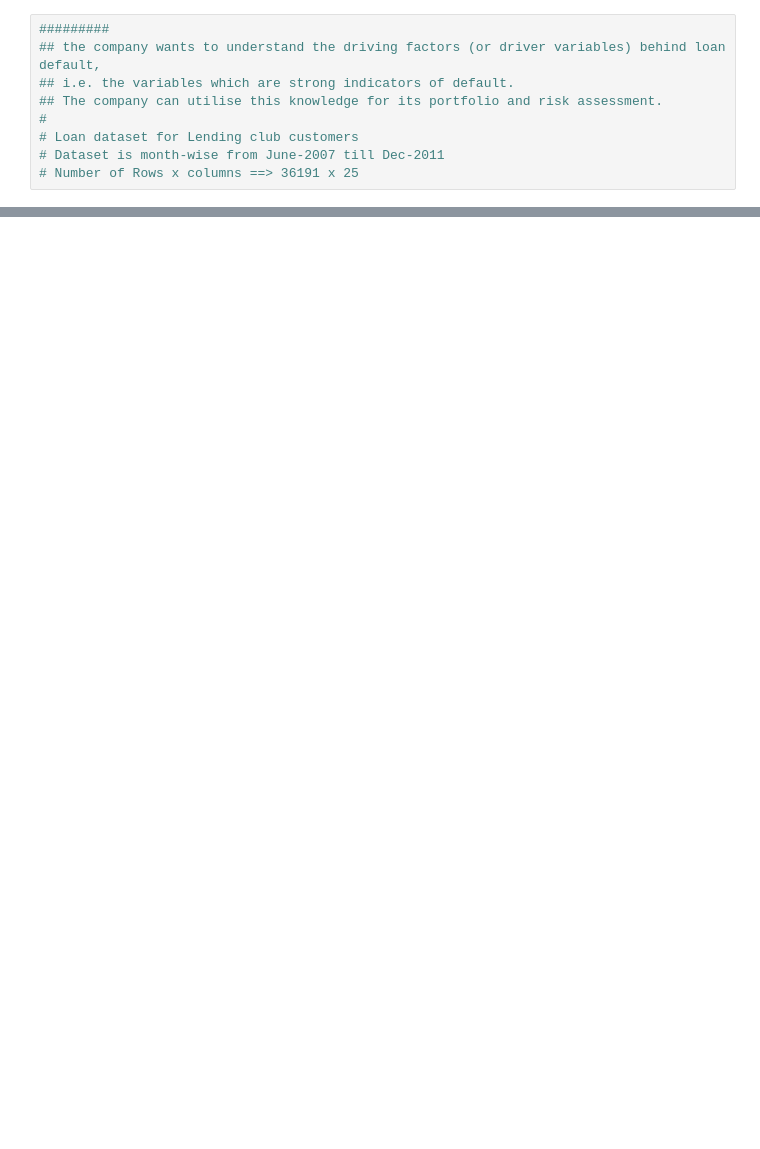
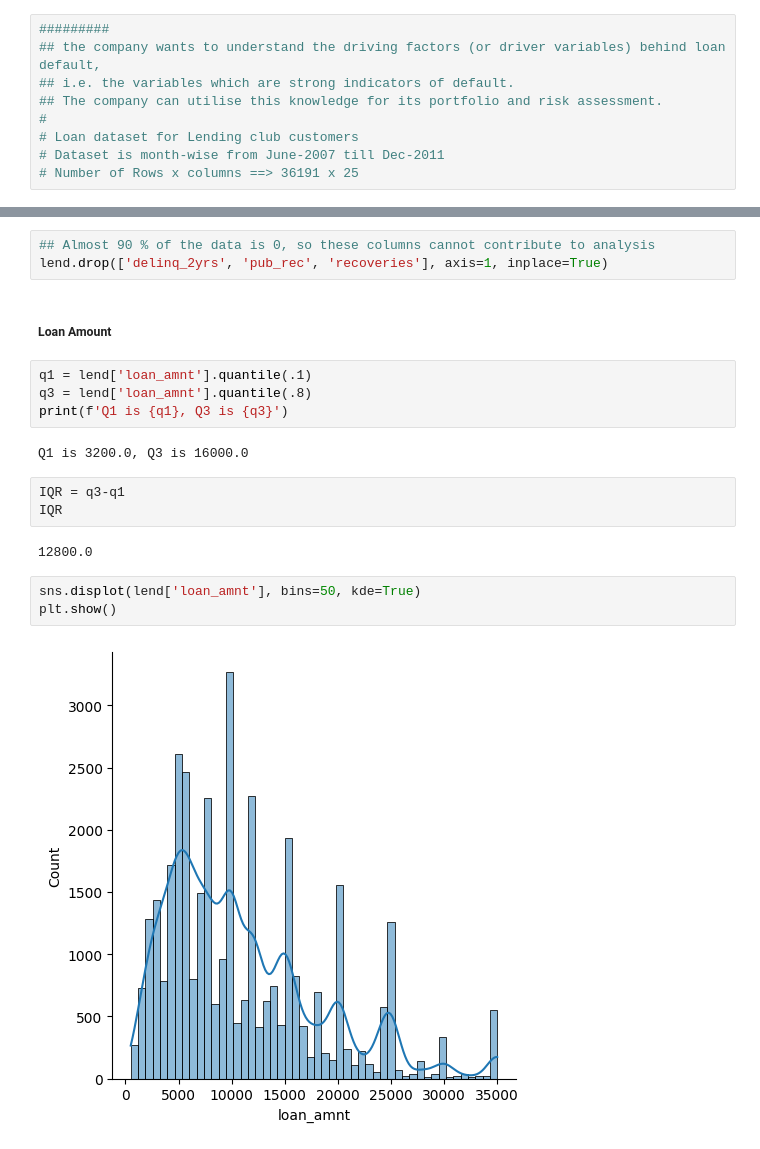
Before and after one commit to KokilaPawar/LendingClub_CaseStudy, a Jupyter notebook: Lending_Club.ipynb, the cells around one changed output, grey strips where cells are left out. Cells and saved outputs as stored; diff of their text form; blank space fills up the shorter version.

```diff
--- a/Lending_Club.ipynb
+++ b/Lending_Club.ipynb
@@ -686,0 +160,21 @@ KeyError: 'funded_amnt'
+# %%
+## Almost 90 % of the data is 0, so these columns cannot contribute to analysis
+lend.drop(['delinq_2yrs', 'pub_rec', 'recoveries'], axis=1, inplace=True)
+# %% [markdown]
+##### Loan Amount
+# %%
+q1 = lend['loan_amnt'].quantile(.1)
+q3 = lend['loan_amnt'].quantile(.8)
+print(f'Q1 is {q1}, Q3 is {q3}')
+# %% [output]
+Q1 is 3200.0, Q3 is 16000.0
+# %%
+IQR = q3-q1
+IQR
+# %% [output]
+12800.0
+# %%
+sns.displot(lend['loan_amnt'], bins=50, kde=True)
+plt.show()
+# %% [output]
+[figure, added]
```
Also changed, not shown: parts of 185 cells of this notebook.
